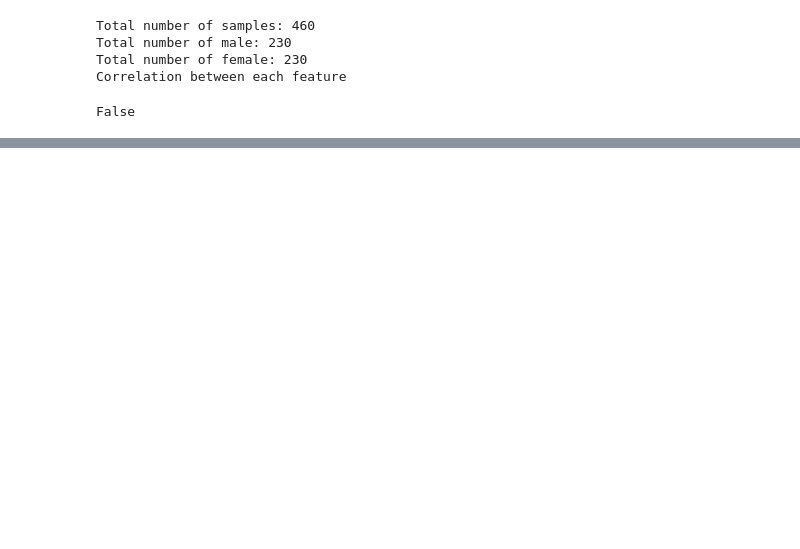
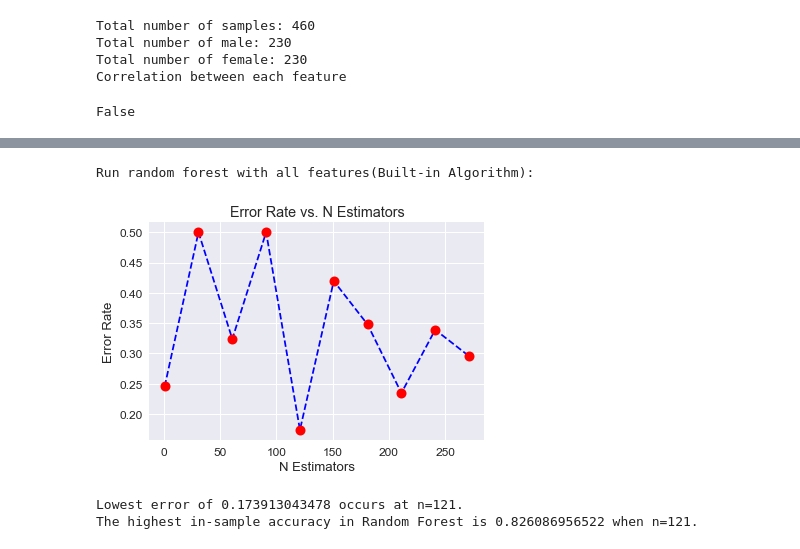
Before and after one commit to kassiwu/Gender_Recognition_by_Voice, a Jupyter notebook: Models Accuracy.ipynb, the cells around one changed output, grey strips where cells are left out. Saved outputs shown, nothing was run; the diff lists cells and outputs as text; code cells hidden in the pictures; blank space fills up the shorter version.

```diff
--- a/Models Accuracy.ipynb
+++ b/Models Accuracy.ipynb
@@ -542,13 +504,21 @@ array([1, 1, 1, 1, 1, 1, 1, 1, 1, 1, 1, 1, 1, 1, 1, 1, 1, 1, 1, 1, 1, 1, 1,
 # %%
 import Random_Forest
 print("Run random forest with all features(Built-in Algorithm):")
-Random_Forest.run_random_forest_classifier(train_x, test_x, train_y, test_y)
+Random_Forest.run_random_forest_classifier(train_x, voices_test, train_y,labels_test)
 print("===============================================================================\n")
-print("Run random forest with top 2 features(Built-in Algorithm):")
-Random_Forest.run_random_forest_classifier(train_x_two_features, test_x_two_features, train_y_two_features, test_y_two_features)
+print("Run majority voting with all features(Built-in Algorithm):")
+run_majority_voting(train_x, voices_test, train_y, labels_test)
 print("===============================================================================\n")
-print("Run random forest with dimensionality reduction using PCA(Built-in Algorithm)")
-Random_Forest.run_random_forest_classifier(pca_train_x, pca_test_x, train_y, test_y)
+print("Run linear svm with all features(Built-in Algorithm):")
+SVM.run_linear_svm(train_x, voices_test, train_y, labels_test)
 print("===============================================================================\n")
-print("Run random forest with dimensionality reduction using LDA(Built-in Algorithm)")
-Random_Forest.run_random_forest_classifier(lda_train_x, lda_test_x, train_y, test_y)
+print("Run rbf svm with all features(Built-in Algorithm):")
+SVM.run_rbf_svm(train_x, voices_test, train_y, labels_test)
+print("===============================================================================\n")
+print("with all features(Built-in Algorithm):")
+KNN.run_k_nearest_neighbour(train_x, test_x, train_y, test_y)
+# %% [output]
+Run random forest with all features(Built-in Algorithm):
+[figure, added]
+Lowest error of 0.173913043478 occurs at n=121.
+The highest in-sample accuracy in Random Forest is 0.826086956522 when n=121.
```
Also changed, not shown: parts of 9 cells of this notebook.
